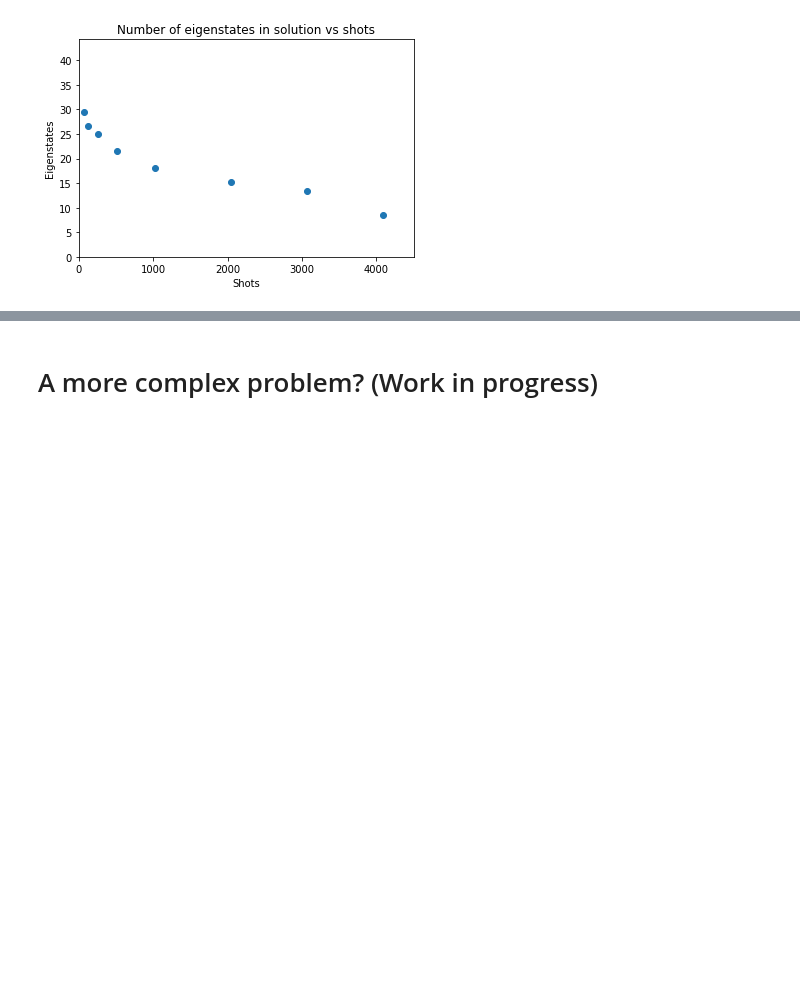
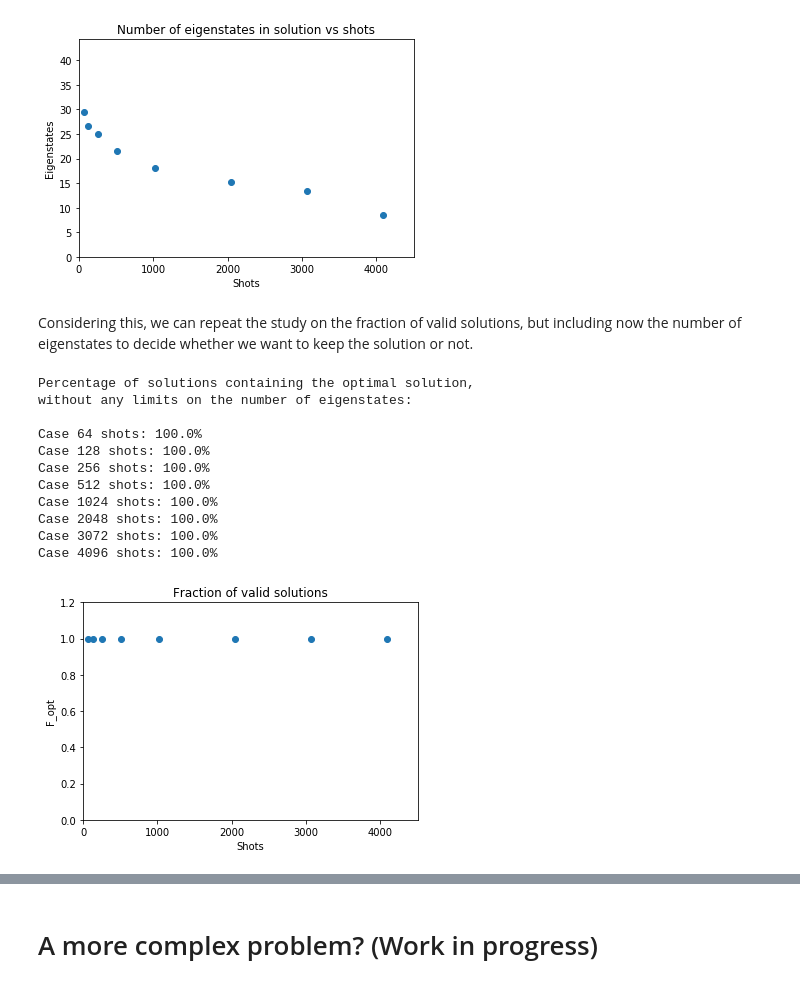
Before and after one commit to NTrevisani/DataScienceMaster, a Jupyter notebook: TFM/MaxCut/Max_Cut.ipynb, the cells around one changed output, grey strips where cells are left out. Drawn from its saved outputs; the diff is of its cells as text; code cells hidden in the pictures; blank space fills up the shorter version.

```diff
--- a/TFM/MaxCut/Max_Cut.ipynb
+++ b/TFM/MaxCut/Max_Cut.ipynb
@@ -1126,7 +1131,8 @@ def best_candidate_finder(results_dict,
 def F_opt_finder(results_obj,
                  n_shots,
                  W,
-                 opt_sol):
+                 opt_sol,
+                 n_eigenstates = 1000):
     """Returns the fraction of optimal solutions.
 
     Given the object returned by 'time_vs_shots',
@@ -1137,7 +1143,8 @@ def F_opt_finder(results_obj,
     results_obj: the object returned by 'time_vs_shots',
     n_shots: the 'number of shots' to investigate,
     W: the original QUBO matrix,
-    opt_sol: list of the optimal solutions to the problem.
+    opt_sol: list of the optimal solutions to the problem,
+    n_eigenstates: maximum number of eigenstates in a solution.
     """
     # Initialize the counter of repetitions for the
     # selected number of shots
@@ -1155,9 +1162,11 @@ def F_opt_finder(results_obj,
             N_rep += 1
             # Find best candidate
             bc = best_candidate_finder(res[1], W)
-            # This is valid only for the current problem
-            if bc in opt_sol: #== '00100' or bc == '11011':
-                N_bc += 1
+            # best candidate must contain the optimal solution
+            if bc in opt_sol:
+                # best candidate must have less than 'n_eigenstates' eigenstates
+                if len(res[1]) < n_eigenstates:
+                    N_bc += 1
     # Initialize output value
     F_opt = 0
     # If N_rep is not 0, return the fraction of best candidates
@@ -1409,3 +1428,35 @@ scatter_plot(x       = df_plot.shots,
              save_as = "eigenst_vs_shots_avg10")
 # %% [output]
 [figure]
+# %% [markdown]
+Considering this, we can repeat the study on the fraction of valid solutions, but including now the number of eigenstates to decide whether we want to keep the solution or not.
+# %%
+print("""Percentage of solutions containing the optimal solution,
+without any limits on the number of eigenstates:""")
+print()
+fracs = []
+for shot in load_shots_list:
+    frac = F_opt_finder(scan, shot, W, ['00100', '11011'], 100)
+    print("Case {0} shots: {1}%".format(shot,frac*100))
+    fracs.append(frac)
+
+scatter_plot(x       = load_shots_list,
+             y       = fracs,
+             title   = "Fraction of valid solutions",
+             xlabel  = "Shots",
+             ylabel  = "F_opt",
+             save_as = "valid_sol_32",
+             ylim    = (0, 1.2))
+# %% [output]
+Percentage of solutions containing the optimal solution,
+without any limits on the number of eigenstates:
+
+Case 64 shots: 100.0%
+Case 128 shots: 100.0%
+Case 256 shots: 100.0%
+Case 512 shots: 100.0%
+Case 1024 shots: 100.0%
+Case 2048 shots: 100.0%
+Case 3072 shots: 100.0%
+Case 4096 shots: 100.0%
+[figure, added]
```
Also changed, not shown: parts of 27 cells of this notebook, 1 other file.
